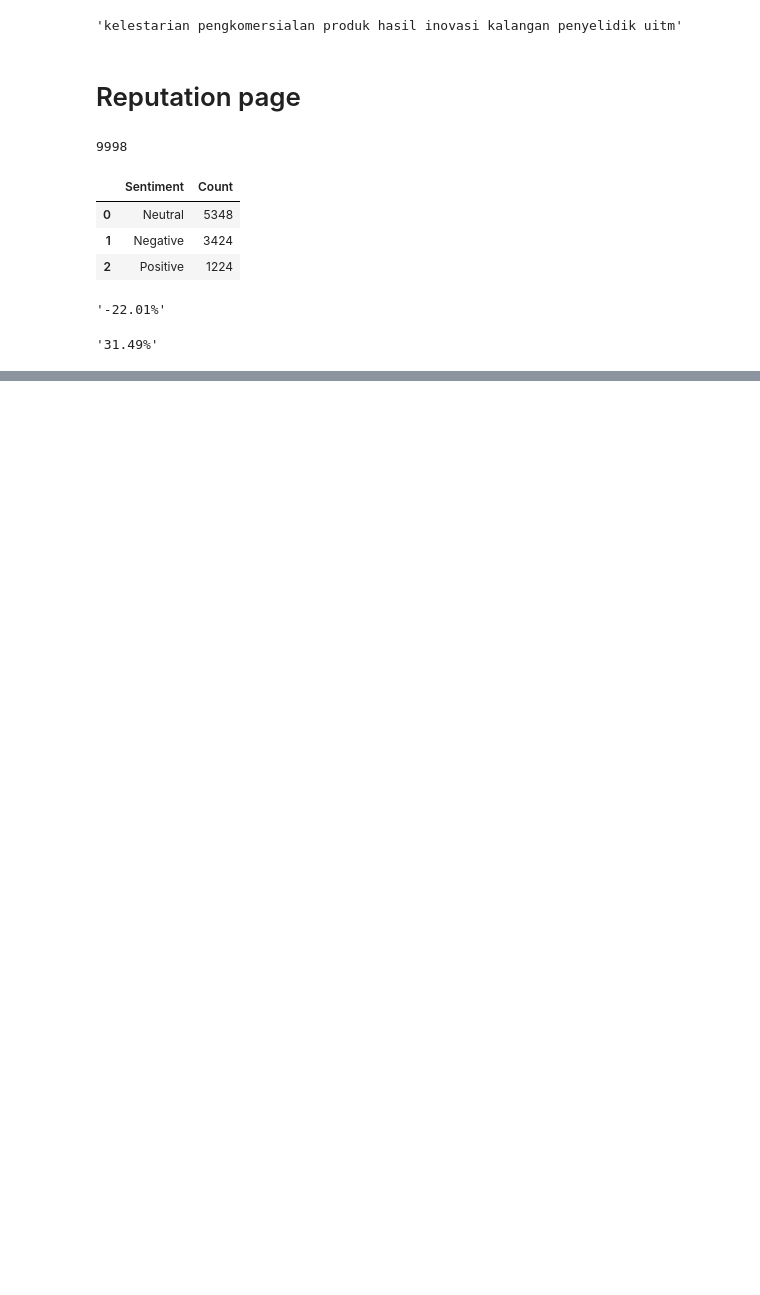
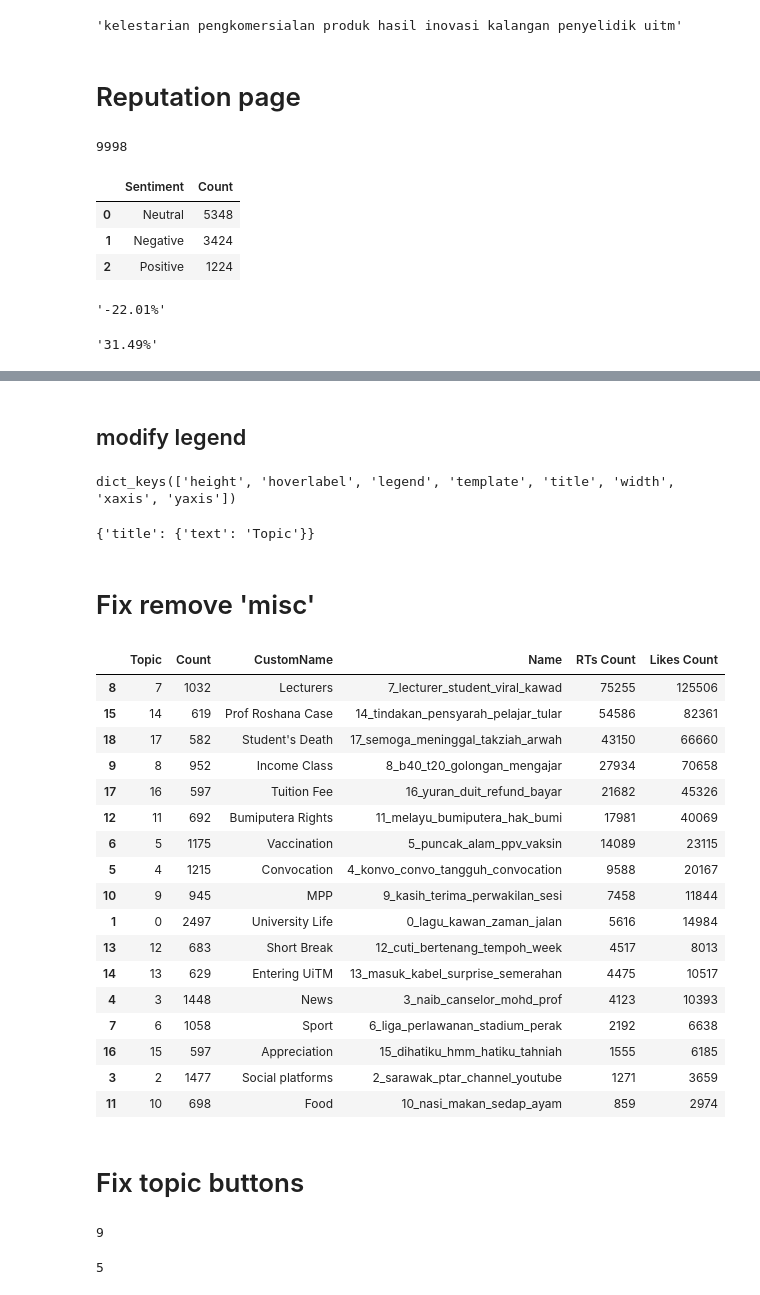
Before and after one commit to wfkhrrzi/UiTM-ORM-Dashboard, a Jupyter notebook: temp.ipynb, the cells around one changed output, grey strips where cells are left out. Drawn from its saved outputs; the diff is of its cells as text; code cells hidden in the pictures; blank space fills up the shorter version.

```diff
--- a/temp.ipynb
+++ b/temp.ipynb
@@ -217,0 +367,2 @@ bft = ((int(positive)+int(neutral)-int(negative))/total)*100
+# %% [markdown]
+## modify legend
@@ -217,0 +371,8 @@ bft = ((int(positive)+int(neutral)-int(negative))/total)*100
+# %%
+topic_over_time['layout'].keys()
+# %% [output]
+dict_keys(['height', 'hoverlabel', 'legend', 'template', 'title', 'width', 'xaxis', 'yaxis'])
+# %%
+topic_over_time['layout']['legend']
+# %% [output]
+{'title': {'text': 'Topic'}}
@@ -217,0 +387,2 @@ bft = ((int(positive)+int(neutral)-int(negative))/total)*100
+# %% [markdown]
+# Fix remove 'misc'
@@ -217,0 +394,21 @@ bft = ((int(positive)+int(neutral)-int(negative))/total)*100
+# %%
+get_ranked_topics()
+# %% [output]
+|  | Topic | Count | CustomName | Name | RTs Count | Likes Count |
+| 8 | 7 | 1032 | Lecturers | 7_lecturer_student_viral_kawad | 75255 | 125506 |
+| 15 | 14 | 619 | Prof Roshana Case | 14_tindakan_pensyarah_pelajar_tular | 54586 | 82361 |
+| 18 | 17 | 582 | Student's Death | 17_semoga_meninggal_takziah_arwah | 43150 | 66660 |
+| 9 | 8 | 952 | Income Class | 8_b40_t20_golongan_mengajar | 27934 | 70658 |
+| 17 | 16 | 597 | Tuition Fee | 16_yuran_duit_refund_bayar | 21682 | 45326 |
+| 12 | 11 | 692 | Bumiputera Rights | 11_melayu_bumiputera_hak_bumi | 17981 | 40069 |
+| 6 | 5 | 1175 | Vaccination | 5_puncak_alam_ppv_vaksin | 14089 | 23115 |
+| 5 | 4 | 1215 | Convocation | 4_konvo_convo_tangguh_convocation | 9588 | 20167 |
+| 10 | 9 | 945 | MPP | 9_kasih_terima_perwakilan_sesi | 7458 | 11844 |
+| 1 | 0 | 2497 | University Life | 0_lagu_kawan_zaman_jalan | 5616 | 14984 |
+| 13 | 12 | 683 | Short Break | 12_cuti_bertenang_tempoh_week | 4517 | 8013 |
+| 14 | 13 | 629 | Entering UiTM | 13_masuk_kabel_surprise_semerahan | 4475 | 10517 |
+| 4 | 3 | 1448 | News | 3_naib_canselor_mohd_prof | 4123 | 10393 |
+| 7 | 6 | 1058 | Sport | 6_liga_perlawanan_stadium_perak | 2192 | 6638 |
+| 16 | 15 | 597 | Appreciation | 15_dihatiku_hmm_hatiku_tahniah | 1555 | 6185 |
+| 3 | 2 | 1477 | Social platforms | 2_sarawak_ptar_channel_youtube | 1271 | 3659 |
+| 11 | 10 | 698 | Food | 10_nasi_makan_sedap_ayam | 859 | 2974 |
@@ -217,0 +431,22 @@ bft = ((int(positive)+int(neutral)-int(negative))/total)*100
+# %% [markdown]
+# Fix topic buttons
+# %%
+import math
+
+total_topic = 29
+# last_page = math.ceil(total_topic/10)
+active_page = 3
+total_buttons= total_topic - ((active_page-1)*10) if active_page == math.ceil(total_topic/10) else 10
+total_buttons
+# %% [output]
+9
+# %%
+import math
+
+total_topic = 25
+# last_page = math.ceil(total_topic/10)
+active_page = 3
+total_buttons= total_topic - ((active_page-1)*10) if active_page == math.ceil(total_topic/10) else 10
+total_buttons
+# %% [output]
+5
```
Also changed, not shown: parts of 25 cells of this notebook, 8 other files.
